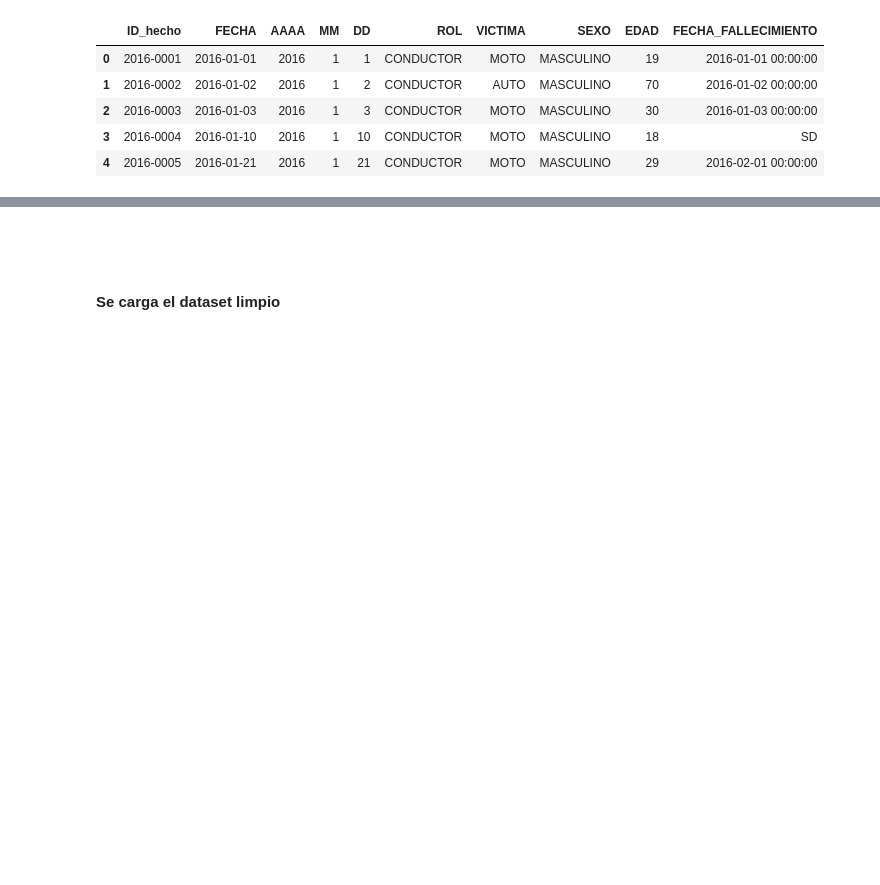
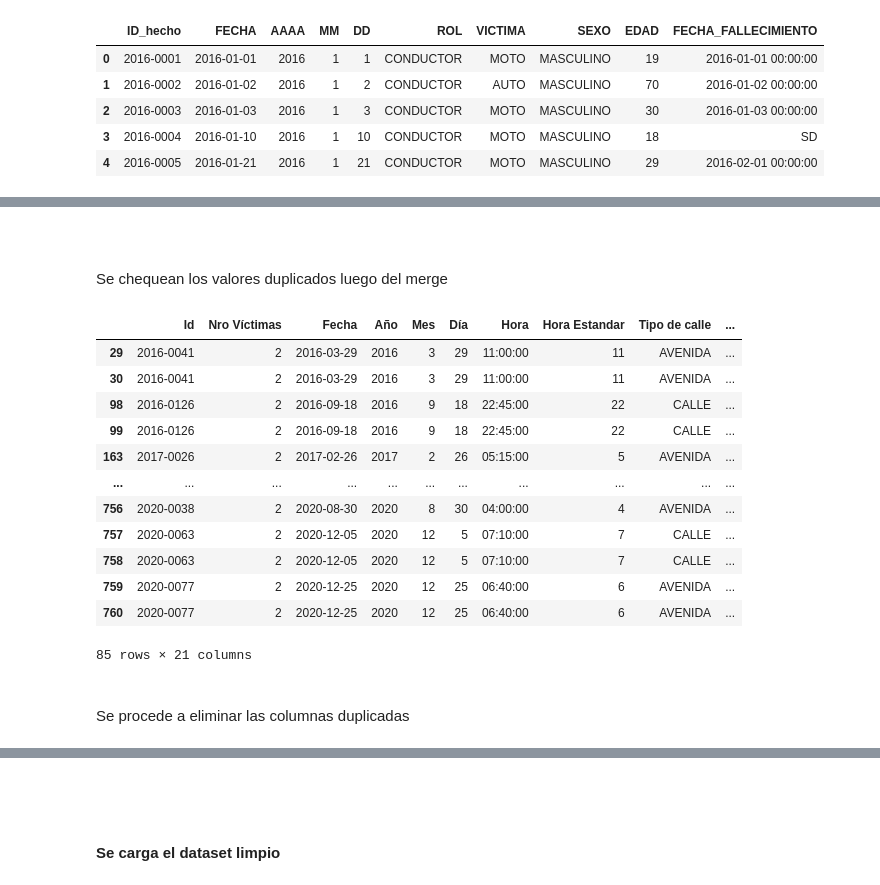
Before and after one commit to SebitaElGordito/PI_02_siniestros_viales, a Jupyter notebook: ETL y EDA.ipynb, the cells around one changed output, grey strips where cells are left out. Saved outputs shown, nothing was run; the diff lists cells and outputs as text; code cells hidden in the pictures; blank space fills up the shorter version.

```diff
--- a/ETL y EDA.ipynb
+++ b/ETL y EDA.ipynb
@@ -387,0 +393,12 @@ df_homicidios_victimas.head()
+# %%
+# Se realiza un merge para combinar al dataframe homicidios solo las columnas nuevas del dataset de la pestaña víctimas
+df_homicidios = df_homicidios_hechos.merge(
+    df_homicidios_victimas[['ID_hecho', 'ROL', 'SEXO', 'EDAD', 'FECHA_FALLECIMIENTO']],
+    left_on='Id',
+    right_on='ID_hecho',
+    how='left'
+)
+
+# Se elimina la columna duplicada 'ID_hecho' a partir de la cual se realizó el merge con 'Id'
+df_homicidios.drop(columns='ID_hecho', inplace=True)
+df_homicidios.head()
@@ -387,0 +413,27 @@ df_homicidios_victimas.head()
+# %% [markdown]
+<br>
+<br>
+
+Se chequean los valores duplicados luego del merge
+# %%
+# Se chequean las filas duplicadas, cuando coinciden 'Id', 'Nro Víctimas' y 'ROL'
+filas_duplicadas = df_homicidios[df_homicidios.duplicated(subset=["Id", "Nro Víctimas", "ROL"], keep=False)]
+filas_duplicadas
+# %% [output]
+|  | Id | Nro Víctimas | Fecha | Año | Mes | Día | Hora | Hora Estandar | Tipo de calle | ... |
+| 29 | 2016-0041 | 2 | 2016-03-29 | 2016 | 3 | 29 | 11:00:00 | 11 | AVENIDA | ... |
+| 30 | 2016-0041 | 2 | 2016-03-29 | 2016 | 3 | 29 | 11:00:00 | 11 | AVENIDA | ... |
+| 98 | 2016-0126 | 2 | 2016-09-18 | 2016 | 9 | 18 | 22:45:00 | 22 | CALLE | ... |
+| 99 | 2016-0126 | 2 | 2016-09-18 | 2016 | 9 | 18 | 22:45:00 | 22 | CALLE | ... |
+| 163 | 2017-0026 | 2 | 2017-02-26 | 2017 | 2 | 26 | 05:15:00 | 5 | AVENIDA | ... |
+| ... | ... | ... | ... | ... | ... | ... | ... | ... | ... | ... |
+| 756 | 2020-0038 | 2 | 2020-08-30 | 2020 | 8 | 30 | 04:00:00 | 4 | AVENIDA | ... |
+| 757 | 2020-0063 | 2 | 2020-12-05 | 2020 | 12 | 5 | 07:10:00 | 7 | CALLE | ... |
+| 758 | 2020-0063 | 2 | 2020-12-05 | 2020 | 12 | 5 | 07:10:00 | 7 | CALLE | ... |
+| 759 | 2020-0077 | 2 | 2020-12-25 | 2020 | 12 | 25 | 06:40:00 | 6 | AVENIDA | ... |
+| 760 | 2020-0077 | 2 | 2020-12-25 | 2020 | 12 | 25 | 06:40:00 | 6 | AVENIDA | ... |
+85 rows × 21 columns
+# %% [markdown]
+<br>
+
+Se procede a eliminar las columnas duplicadas
```
Also changed, not shown: parts of 14 cells of this notebook, 1 other file.
